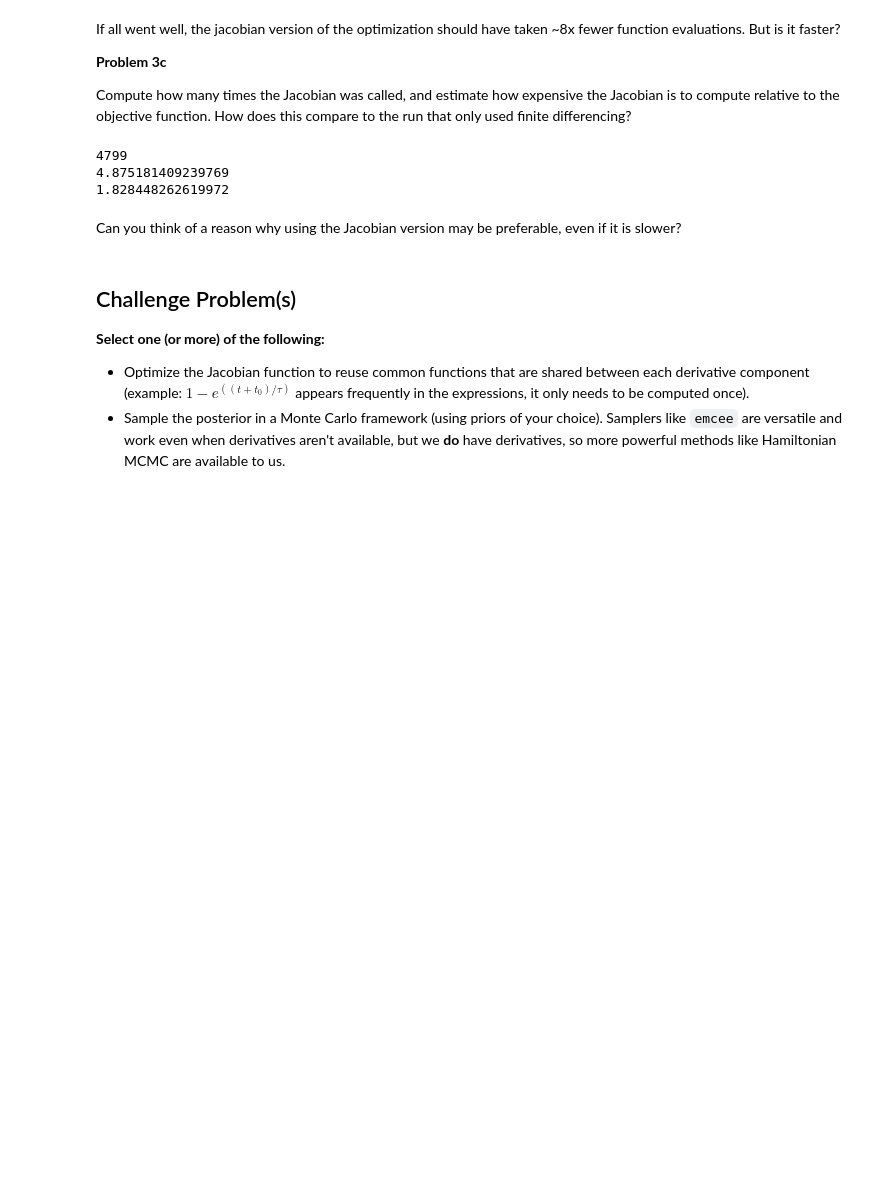
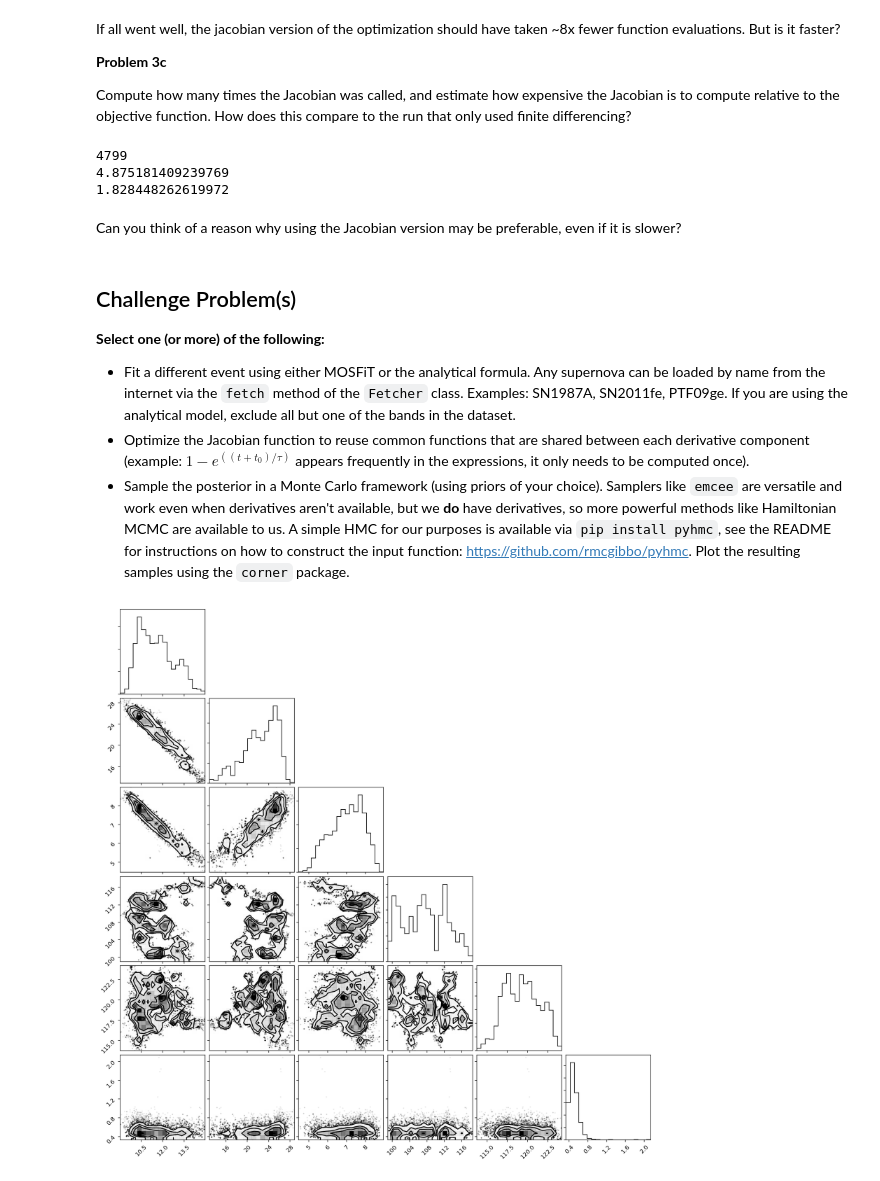
Before and after one commit to guillochon/LSSTC-DSFP, a Jupyter notebook: wk6May18/BuildingBetterModelsSolutions.ipynb, the cells around one changed output. Saved outputs shown, nothing was run; the diff lists cells and outputs as text; code cells hidden in the pictures; blank space fills up the shorter version.

```diff
--- a/wk6May18/BuildingBetterModelsSolutions.ipynb
+++ b/wk6May18/BuildingBetterModelsSolutions.ipynb
@@ -526,5 +526,6 @@ Can you think of a reason why using the Jacobian version may be preferable, even
 
 **Select one (or more) of the following:**
 
+- Fit a different event using either MOSFiT or the analytical formula. Any supernova can be loaded by name from the internet via the `fetch` method of the `Fetcher` class. Examples: SN1987A, SN2011fe, PTF09ge. If you are using the analytical model, exclude all but one of the bands in the dataset.
 - Optimize the Jacobian function to reuse common functions that are shared between each derivative component (example: $1 - e^{((t + t_0)/\tau)}$ appears frequently in the expressions, it only needs to be computed once).
-- Sample the posterior in a Monte Carlo framework (using priors of your choice). Samplers like `emcee` are versatile and work even when derivatives aren't available, but we **do** have derivatives, so more powerful methods like Hamiltonian MCMC are available to us.
+- Sample the posterior in a Monte Carlo framework (using priors of your choice). Samplers like `emcee` are versatile and work even when derivatives aren't available, but we **do** have derivatives, so more powerful methods like Hamiltonian MCMC are available to us. A simple HMC for our purposes is available via `pip install pyhmc`, see the README for instructions on how to construct the input function: https://github.com/rmcgibbo/pyhmc. Plot the resulting samples using the `corner` package.
@@ -532,0 +532,11 @@ Can you think of a reason why using the Jacobian version may be preferable, even
+# %%
+from pyhmc import hmc
+from corner import corner
+
+def f_and_grad(x, tt, mm, vv):
+    return -analytic_f(x, tt, mm, vv), -jac(x, tt, mm, vv)
+
+samples = hmc(f_and_grad, x0=test_x, args=(times0, mags, errs), n_samples=int(3e4))
+corner(samples);
+# %% [output]
+[figure, added]
```
Also changed, not shown: parts of 1 cell of this notebook.
